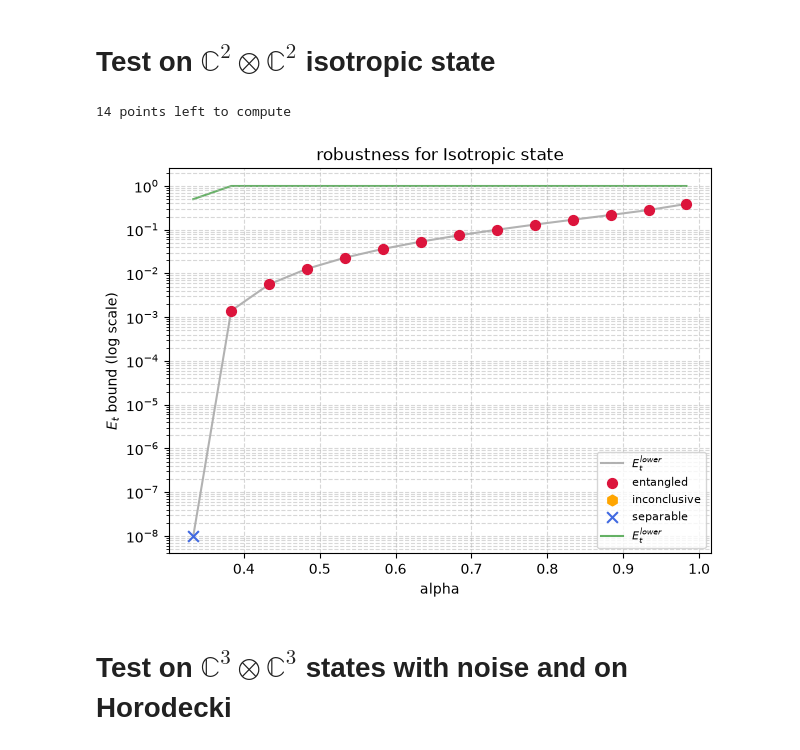
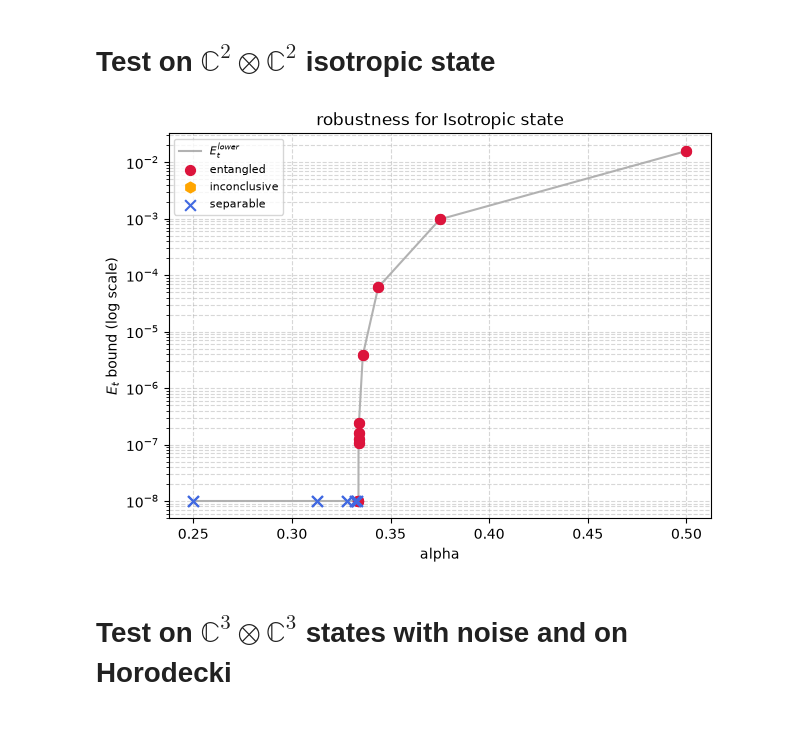
Before and after one commit to AVlyx/QuantifyingSchmidtNumber, a Jupyter notebook: sdp.ipynb, the cells around one changed output. Drawn from its saved outputs; the diff is of its cells as text; code cells hidden in the pictures.

Commit message:
added bin search

```diff
--- a/sdp.ipynb
+++ b/sdp.ipynb
@@ -4,13 +4,12 @@ from notebook_utils import run_sdp_on_range, plot_robustness, plot_schmidt_numbe
 # Test on $\mathbb{C}^2 \otimes \mathbb{C}^2$ isotropic state
 # %%
 from toqito.states import isotropic
+
 filename = "c2c2_Isotropic.jsonl"
-range_ = (1/3, 1, 0.05)
-run_sdp_on_range(filename, (2,2), [1,1], lambda p: isotropic(2, p), range_, compute_upper=True)
-plot_robustness(filename, "robustness for Isotropic state", range_, "alpha", True)
+bin_search_sdp_vertex(filename, (2, 2), [1, 1], lambda p: isotropic(2, p), (0, 1), 30)
+plot_robustness(filename, "robustness for Isotropic state", "alpha")
 # %% [output]
-14 points left to compute
-[figure, old version]
+[figure, new version]
 # %% [markdown]
 # Test on $\mathbb{C}^3 \otimes \mathbb{C}^3$ states with noise and on Horodecki
 # %%
```
Also changed, not shown: parts of 8 cells of this notebook, 6 other files.
